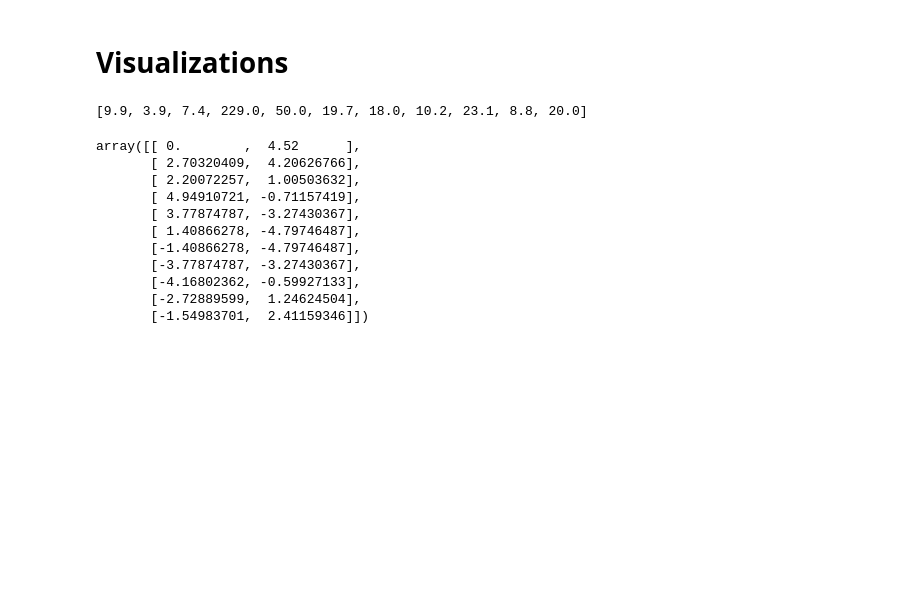
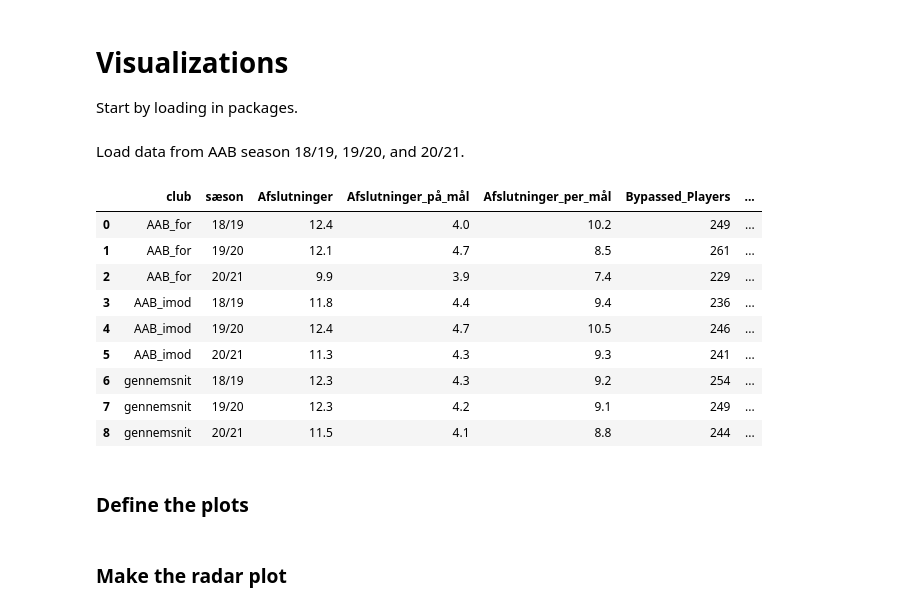
Before and after one commit to NicolaiP/data_viz_football, a Jupyter notebook: notebooks/Data.ipynb, the cells around one changed output. Cells and saved outputs as stored; diff of their text form; code cells hidden in the pictures; blank space fills up the shorter version.

```diff
--- a/notebooks/Data.ipynb
+++ b/notebooks/Data.ipynb
@@ -1,5 +1,7 @@
 # %% [markdown]
 # Visualizations
+
+Start by loading in packages.
 # %%
 import sys
 
@@ -32,33 +35,41 @@ URL5 = 'https://github.com/googlefonts/roboto/blob/main/src/hinted/Roboto-Regula
 robotto_regular = FontManager(URL5)
 URL6 = 'https://github.com/googlefonts/roboto/blob/main/src/hinted/Roboto-Bold.ttf?raw=true'
 robotto_bold = FontManager(URL6)
-# %%
-df_new = df.loc[:, ~df.columns.isin(['club', 'sæson', 'Korte_målspark'])]
-params1 = list(df_new.columns.values)
-params = []
-for ii in params1:
-    if '_' in ii:
-        params.append(ii.replace('_', ' '))
-    else:
-        params.append(ii)
-
-
-#['club', 'sæson']
-#params = df.loc[:, df.columns!='sæson']
-#params = df.loc[(df["club"] != "AAB_for") & (df["sæson"] == "Mathematics")]
-
-high = df_new.max().values
-low = df_new.min().values
-aab_for = df.loc[(df["club"] == "AAB_for")]
-aab_for18 = aab_for.loc[(aab_for["sæson"] == "18/19")]
-aab_for19 = aab_for.loc[(aab_for["sæson"] == "19/20")]
-aab_for20 = aab_for.loc[(aab_for["sæson"] == "20/21")]
-aab_for18 = list(aab_for18.loc[:, ~aab_for18.columns.isin(['club', 'sæson', 'Korte_målspark'])].values.reshape(-1))
-aab_for19 = list(aab_for19.loc[:, ~aab_for19.columns.isin(['club', 'sæson', 'Korte_målspark'])].values.reshape(-1))
-aab_for20 = list(aab_for20.loc[:, ~aab_for20.columns.isin(['club', 'sæson', 'Korte_målspark'])].values.reshape(-1))
-aab_for20
-# %% [output]
-[9.9, 3.9, 7.4, 229.0, 50.0, 19.7, 18.0, 10.2, 23.1, 8.8, 20.0]
+# %% [markdown]
+Load data from AAB season 18/19, 19/20, and 20/21.
+# %%
+df_new = df.loc[:, ~df.columns.isin(['club', 'sæson', 'Korte_målspark'])]
+params1 = list(df_new.columns.values)
+params = []
+for ii in params1:
+    if '_' in ii:
+        params.append(ii.replace('_', ' '))
+    else:
+        params.append(ii)
+
+high = df_new.max().values
+low = df_new.min().values
+aab_for = df.loc[(df["club"] == "AAB_for")]
+aab_for18 = aab_for.loc[(aab_for["sæson"] == "18/19")]
+aab_for19 = aab_for.loc[(aab_for["sæson"] == "19/20")]
+aab_for20 = aab_for.loc[(aab_for["sæson"] == "20/21")]
+aab_for18 = list(aab_for18.loc[:, ~aab_for18.columns.isin(['club', 'sæson', 'Korte_målspark'])].values.reshape(-1))
+aab_for19 = list(aab_for19.loc[:, ~aab_for19.columns.isin(['club', 'sæson', 'Korte_målspark'])].values.reshape(-1))
+aab_for20 = list(aab_for20.loc[:, ~aab_for20.columns.isin(['club', 'sæson', 'Korte_målspark'])].values.reshape(-1))
+df
+# %% [output]
+|  | club | sæson | Afslutninger | Afslutninger_på_mål | Afslutninger_per_mål | Bypassed_Players | ... |
+| 0 | AAB_for | 18/19 | 12.4 | 4.0 | 10.2 | 249 | ... |
+| 1 | AAB_for | 19/20 | 12.1 | 4.7 | 8.5 | 261 | ... |
+| 2 | AAB_for | 20/21 | 9.9 | 3.9 | 7.4 | 229 | ... |
+| 3 | AAB_imod | 18/19 | 11.8 | 4.4 | 9.4 | 236 | ... |
+| 4 | AAB_imod | 19/20 | 12.4 | 4.7 | 10.5 | 246 | ... |
+| 5 | AAB_imod | 20/21 | 11.3 | 4.3 | 9.3 | 241 | ... |
+| 6 | gennemsnit | 18/19 | 12.3 | 4.3 | 9.2 | 254 | ... |
+| 7 | gennemsnit | 19/20 | 12.3 | 4.2 | 9.1 | 249 | ... |
+| 8 | gennemsnit | 20/21 | 11.5 | 4.1 | 8.8 | 244 | ... |
+# %% [markdown]
+### Define the plots
 # %%
 # Define the plots
 radar = Radar(params, low, high, round_int=[False]*len(low), num_rings=4, ring_width=1, center_circle_radius=1)
@@ -96,20 +107,8 @@ def radar_mosaic(radar_height=0.915, title_height=0.06, figheight=14):
     axes['title'].axis('off')
     axes['endnote'].axis('off')
     return figure, axes
-# %%
-vertices2
-# %% [output]
-array([[ 0.        ,  4.52      ],
-       [ 2.70320409,  4.20626766],
-       [ 2.20072257,  1.00503632],
-       [ 4.94910721, -0.71157419],
-       [ 3.77874787, -3.27430367],
-       [ 1.40866278, -4.79746487],
-       [-1.40866278, -4.79746487],
-       [-3.77874787, -3.27430367],
-       [-4.16802362, -0.59927133],
-       [-2.72889599,  1.24624504],
-       [-1.54983701,  2.41159346]])
+# %% [markdown]
+### Make the radar plot
 # %%
 # creating the figure using the function defined above:
 fig, axs = radar_mosaic(radar_height=0.915, title_height=0.06, figheight=14)
```
Also changed, not shown: parts of 2 cells of this notebook, 1 other file.
